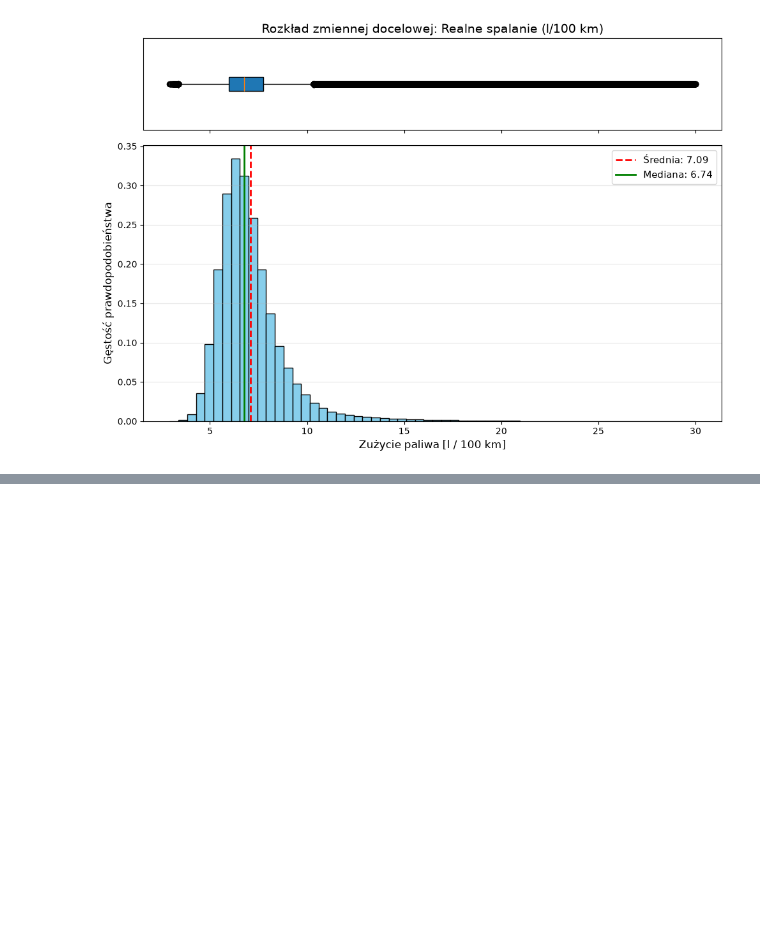
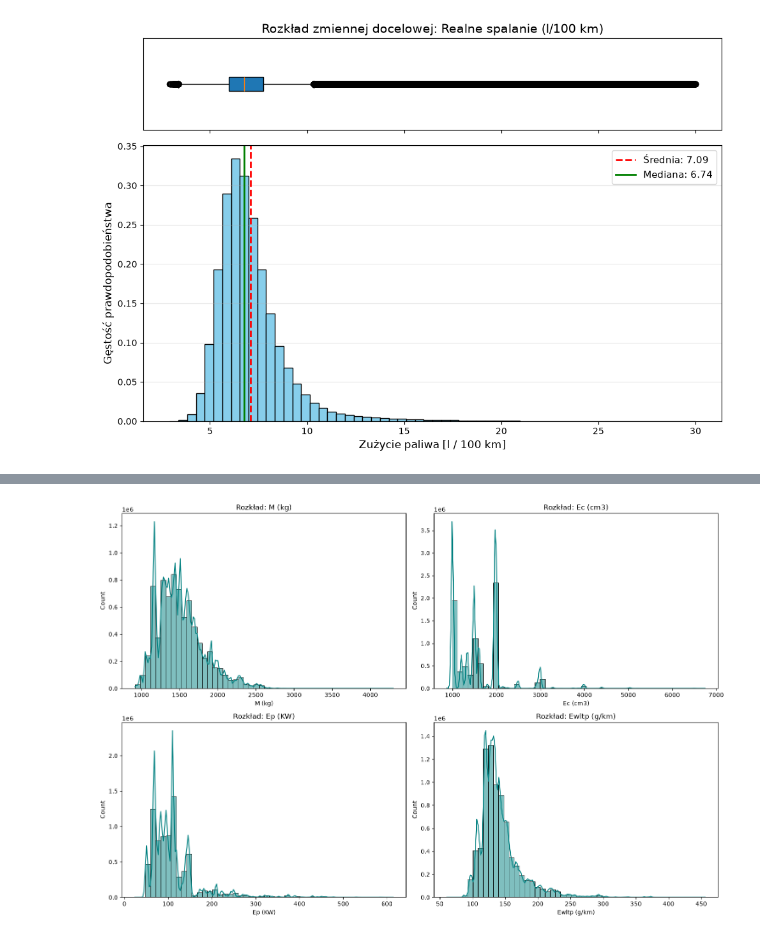
Before and after one commit to Konrad-Gumos/ZMUM_pk, a Jupyter notebook: Opis_Danych.ipynb, the cells around one changed output, grey strips where cells are left out. Drawn from its saved outputs; the diff is of its cells as text; code cells hidden in the pictures; blank space fills up the shorter version.

```diff
--- a/Opis_Danych.ipynb
+++ b/Opis_Danych.ipynb
@@ -169,0 +215,10 @@ plt.show()
+# %%
+plt.figure(figsize=(15, 10))
+for i, col in enumerate(['M (kg)', 'Ec (cm3)', 'Ep (KW)', 'Ewltp (g/km)'], 1):
+    plt.subplot(2, 2, i)
+    sns.histplot(df_clean[col], bins=50, kde=True, color='teal')
+    plt.title(f'Rozkład: {col}')
+plt.tight_layout()
+plt.show()
+# %% [output]
+[figure, added]
```
Also changed, not shown: parts of 6 cells of this notebook.
